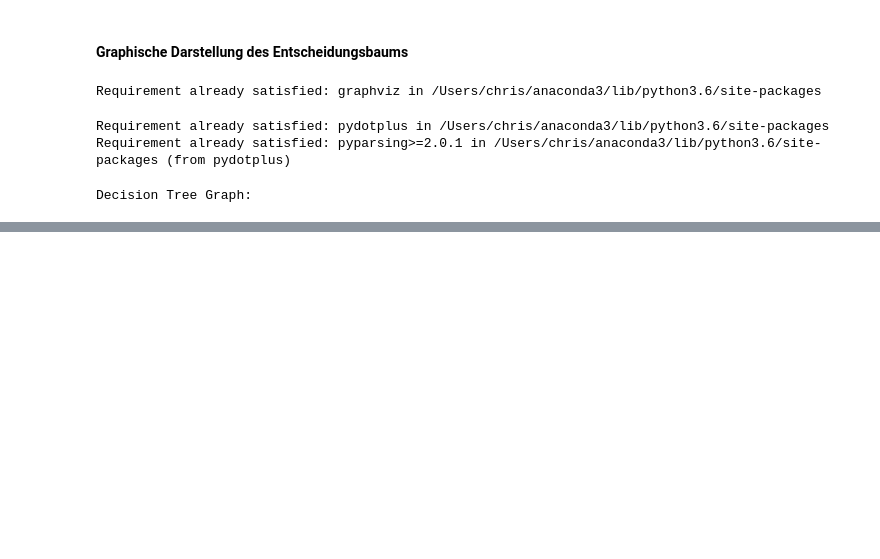
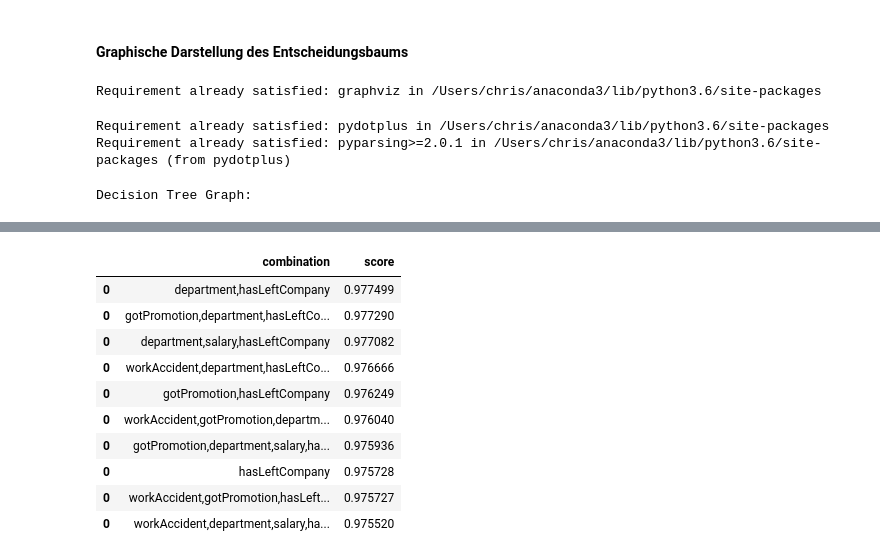
Before and after one commit to hhz-analytics-team/hr-competition, a Jupyter notebook: hr_competition_09_decision_tree.ipynb, the cells around one changed output, grey strips where cells are left out. Drawn from its saved outputs; the diff is of its cells as text; code cells hidden in the pictures; blank space fills up the shorter version.

```diff
--- a/hr_competition_09_decision_tree.ipynb
+++ b/hr_competition_09_decision_tree.ipynb
@@ -271,0 +370,14 @@ Decision Tree Graph:
+# %%
+results.sort_values('score', ascending=False).head(10)
+# %% [output]
+|  | combination | score |
+| 0 | department,hasLeftCompany | 0.977499 |
+| 0 | gotPromotion,department,hasLeftCo... | 0.977290 |
+| 0 | department,salary,hasLeftCompany | 0.977082 |
+| 0 | workAccident,department,hasLeftCo... | 0.976666 |
+| 0 | gotPromotion,hasLeftCompany | 0.976249 |
+| 0 | workAccident,gotPromotion,departm... | 0.976040 |
+| 0 | gotPromotion,department,salary,ha... | 0.975936 |
+| 0 | hasLeftCompany | 0.975728 |
+| 0 | workAccident,gotPromotion,hasLeft... | 0.975727 |
+| 0 | workAccident,department,salary,ha... | 0.975520 |
```
Also changed, not shown: parts of 39 cells of this notebook, 4 other files.
